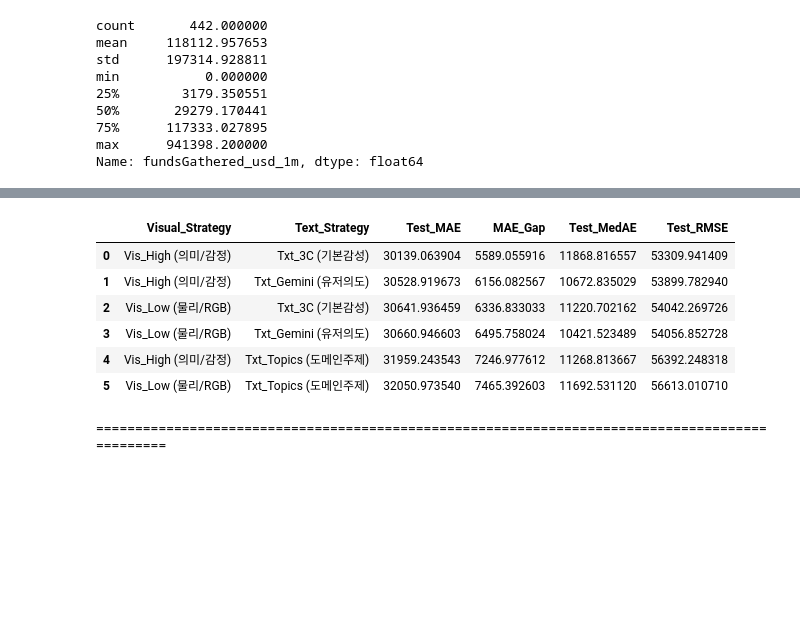
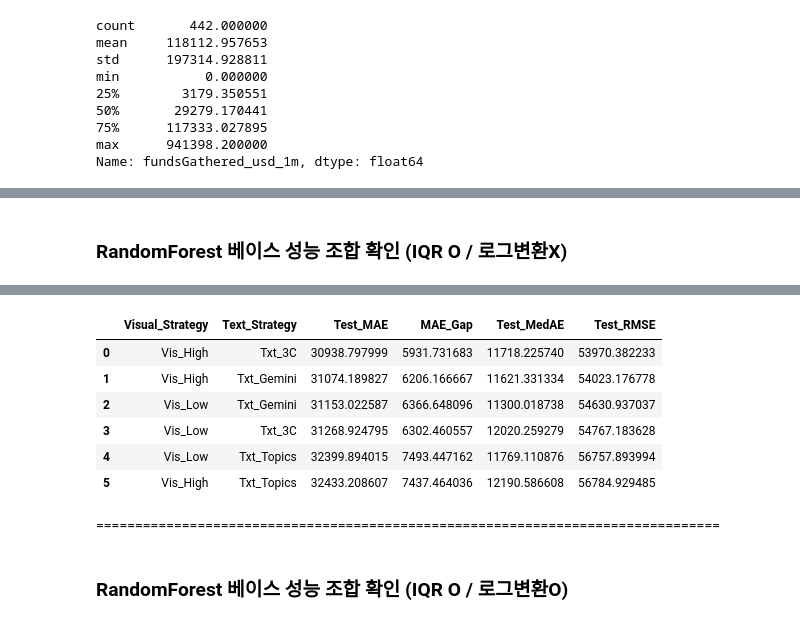
Before and after one commit to jjongseon/Asac-project, a Jupyter notebook: 01_Src/ml/ml_forward_js.ipynb, the cells around one changed output, grey strips where cells are left out. Saved outputs shown, nothing was run; the diff lists cells and outputs as text; code cells hidden in the pictures; blank space fills up the shorter version.

```diff
--- a/01_Src/ml/ml_forward_js.ipynb
+++ b/01_Src/ml/ml_forward_js.ipynb
@@ -2,7 +2,7 @@
 import pandas as pd
 df = pd.read_csv('../../02_Data/processed/real_final_ml.csv')
 # %%
-df = df.drop(columns=['enableBoardGameProperties','projectID','campaignGoal_usd_6m','fundsGathered_usd_6m','price_usd_6m','is_backer_0','is_backer_1'])
+df = df.drop(columns=['enableBoardGameProperties','projectID','campaignGoal_usd_6m','fundsGathered_usd_6m','price_usd_6m','is_backer_0','is_backer_1', 'fundedInSeconds'])
 # %%
 for i in df.columns:
     print(i)
@@ -438,3 +388,5 @@ print("="*95)
+# %% [markdown]
+### RandomForest 베이스 성능 조합 확인 (IQR O / 로그변환X)
 # %%
 import numpy as np
 import pandas as pd
@@ -443,11 +395,11 @@ from sklearn.model_selection import KFold
 from sklearn.ensemble import RandomForestRegressor
 from sklearn.metrics import mean_absolute_error, median_absolute_error, mean_squared_error
 
-# 경고 메시지 숨기기
+# 경고 메시지 제어
 warnings.filterwarnings('ignore', category=UserWarning)
 
 # ======================================================================
-# 🚀 1. 통계학적 1.5 IQR 기반 데이터 자동 정제 (하방은 음수이므로 상방만 커트)
+# 1. IQR 기반 이상치 제거
 # ======================================================================
 col_target = 'fundsGathered_usd_1m'
 
@@ -456,19 +408,19 @@ q3 = df[col_target].quantile(0.75)
 iqr = q3 - q1
 upper_bound = q3 + 1.5 * iqr
 
-# IQR 상한선 이하의 알짜배기 인디 데이터만 필터링
+# IQR 상한선 이하 데이터만 필터링
 df_filtered = df[df[col_target] <= upper_bound].reset_index(drop=True)
 
-print("📊 [데이터 정화 완료]")
-print(f"   - IQR 상한선 기준점 : ${upper_bound:,.2f} 달러")
-print(f"   - 분석 투입 데이터수: {len(df)}개 -> {len(df_filtered)}개 (초극단값 {len(df) - len(df_filtered)}개 격리)\n")
+print("[데이터 전처리 완료]")
+print(f"   - IQR 상한선: ${upper_bound:,.2f}")
+print(f"   - 분석 투입 데이터 수: {len(df)}개 -> {len(df_filtered)}개 (이상치 {len(df) - len(df_filtered)}개 제외)\n")
 
 # ======================================================================
-# 2. 피처 그룹 정의 (기존 변수명 100% 유지)
+# 2. 피처 그룹 정의 (fundedInSeconds 제외 반영)
 # ======================================================================
 performance = ['campaignGoal_usd_1m', 'price_usd_1m']
 game_properties = ['minPlayers', 'maxPlayers', 'minAge', 'playTime']
-campaign_info = ['isDiscounted', 'previous_campaigns_count', 'duration_days', 'fundedInSeconds', 'rewards_count', 'softclose']
+campaign_info = ['isDiscounted', 'previous_campaigns_count', 'duration_days', 'rewards_count', 'softclose']
 location = ['currencySymbol_AUD', 'currencySymbol_CAD', 'currencySymbol_EUR', 'currencySymbol_GBP', 'currencySymbol_PLN', 'currencySymbol_USD']
 
 image_features = ['edge_density', 'saturation', 'brightness', 'contrast']
@@ -484,32 +436,32 @@ comment_j = ['Product_Question_count_0', 'Product_Question_count_1', 'Suggestion
 
 game_tags = ['4X', 'AR Next', 'ARNext26', 'Action', 'Adventure', 'Area Control', 'Asymmetric', 'Campaign', 'Card Game', 'Cats', 'Civilization', 'Collectible', 'Collectible Models', 'Competitive', 'Cooperative', 'Deck Building', 'Deduction', 'Dexterity', 'Dice Game', 'Digital', 'Economic', 'Educational', 'Exploration', 'Family', 'Fantasy', 'Feast', 'First-Timers', 'Game Components', 'History', 'Horror', 'Humor', 'Legacy', 'Logical', 'MOBA', 'Major Creators', 'Media', 'Modern', 'Multiplayer', 'Mythology', 'Narrative', 'OctoberFeast25', 'Paint', 'Party game', 'Political', 'Print and Play', 'RPG', 'Racing', 'Reprints', 'Resource management', 'Science Fiction', 'Set Collection', 'Sport', 'Strategy', 'Survival', 'TTRPG', 'Terrain Building', 'Tower Defense', 'Video Game', 'Video Game Theme', 'Wargame', 'WinterFeast2026', 'Worker placement', 'dinotuesday']
 
-# 고정 베이스 피처 세트 조립
+# 공통 베이스 피처 조립
 base_features = performance + game_properties + campaign_info + location + comment_info
 
 # 실험 축 세팅
 vis_options = {
-    'Vis_Low (물리/RGB)': image_features + color_visual,
-    'Vis_High (의미/감정)': color_text + color_emotion
+    'Vis_Low': image_features + color_visual,
+    'Vis_High': color_text + color_emotion
 }
 txt_options = {
-    'Txt_3C (기본감성)': comment_3c,
-    'Txt_Topics (도메인주제)': comment_topics,
-    'Txt_Gemini (유저의도)': comment_j
+    'Txt_3C': comment_3c,
+    'Txt_Topics': comment_topics,
+    'Txt_Gemini': comment_j
 }
 
 # ======================================================================
-# 3. 타깃 데이터 세팅 (로그 변환 제거 - 원본 데이터 그대로 사용)
+# 3. 타깃 변수 준비
 # ======================================================================
 y_original = df_filtered[col_target]
 
 kf = KFold(n_splits=5, shuffle=True, random_state=42)
 experiment_results = []
 
-print("🏁 [IQR 컷 + 원본 데이터] 최적화 토너먼트 매트릭스 실험 시작...\n" + "="*85)
+print("시나리오별 모델 성능 평가 시작...\n" + "="*70)
 
 # ======================================================================
-# 4. 6대 시나리오 이중 루프 연산 (df_filtered 기반 수행)
+# 4. 6개 시나리오 교차 검증 루프
 # ======================================================================
 scenario_num = 1
 for vis_name, vis_cols in vis_options.items():
@@ -517,7 +469,7 @@ for vis_name, vis_cols in vis_options.items():
 
         current_features = base_features + vis_cols + txt_cols + game_tags
         current_features = list(dict.fromkeys(current_features))
-        X_current = df_filtered[current_features] # 정제된 데이터프레임 사용
+        X_current = df_filtered[current_features]
 
         fold_mae_tr, fold_mae_te = [], []
         fold_medae_te, fold_rmse_te = [] ,[]
@@ -526,18 +478,15 @@ for vis_name, vis_cols in vis_options.items():
             X_tr, X_te = X_current.iloc[train_idx], X_current.iloc[test_idx]
             y_tr = y_original.iloc[train_idx]
 
-            # 모델 정의 및 학습 (타깃 변수 원본 그대로 투입)
             model = RandomForestRegressor(max_depth=4, min_samples_leaf=8, max_features=0.4, random_state=42, n_jobs=-1)
             model.fit(X_tr, y_tr)
 
-            # 예측 (로그 역변환 expm1 제거)
             tr_preds_real = model.predict(X_tr)
             te_preds_real = model.predict(X_te)
 
             y_tr_real = y_original.iloc[train_idx]
             y_te_real = y_original.iloc[test_idx]
 
-            # 지표 산출 및 적재
             fold_mae_tr.append(mean_absolute_error(y_tr_real, tr_preds_real))
             fold_mae_te.append(mean_absolute_error(y_te_real, te_preds_real))
             fold_medae_te.append(median_absolute_error(y_te_real, te_preds_real))
@@ -549,11 +498,11 @@ for vis_name, vis_cols in vis_options.items():
         mean_rmse_te = np.mean(fold_rmse_te)
         mae_gap = mean_mae_te - mean_mae_tr
 
-        print(f"🎬 Scenario {scenario_num}: [{vis_name}] + [{txt_name}]")
-        print(f"   - [🔥 메인] Test MAE   : {mean_mae_te:.2f} 달러 (과적합 갭: {mae_gap:.2f} 달러)")
-        print(f"   - [🎯 보조] Test MedAE : {mean_medae_te:.2f} 달러 (창작자 체감 중간 오차)")
-        print(f"   - [🛡️ 보조] Test RMSE  : {mean_rmse_te:.2f} 달러 (대형 오판 리스크 감시)")
-        print("-" * 85)
+        print(f"Scenario {scenario_num}: [{vis_name}] + [{txt_name}]")
+        print(f"   - Test MAE  : {mean_mae_te:,.2f} (Gap: {mae_gap:,.2f})")
+        print(f"   - Test MedAE: {mean_medae_te:,.2f}")
+        print(f"   - Test RMSE : {mean_rmse_te:,.2f}")
+        print("-" * 70)
 
         experiment_results.append({
             'Visual_Strategy': vis_name,
@@ -568,13 +517,13 @@ for vis_name, vis_cols in vis_options.items():
         scenario_num += 1
 
 # ======================================================================
-# 5. 최종 리그 성적표 종합 (Test MAE 낮은 순 정렬 및 시나리오 열 제외)
+# 5. 평가 결과 종합
 # ======================================================================
 df_res = pd.DataFrame(experiment_results)
 df_res = df_res.sort_values(by='Test_MAE', ascending=True).reset_index(drop=True)
 
-print("\n🏆 [최종 토너먼트 마스터 성적표] (창작자 지표 Test MAE 낮은 순 정렬)")
-print("="*95)
+print("\n[시나리오별 종합 성능 결과]")
+print("="*80)
 display(df_res[['Visual_Strategy', 'Text_Strategy', 'Test_MAE', 'MAE_Gap', 'Test_MedAE', 'Test_RMSE']])
-print("="*95)
+print("="*80)
 # %% [output]
@@ -598,11 +547,13 @@ print("="*95)
 |  | Visual_Strategy | Text_Strategy | Test_MAE | MAE_Gap | Test_MedAE | Test_RMSE |
-| 0 | Vis_High (의미/감정) | Txt_3C (기본감성) | 30139.063904 | 5589.055916 | 11868.816557 | 53309.941409 |
-| 1 | Vis_High (의미/감정) | Txt_Gemini (유저의도) | 30528.919673 | 6156.082567 | 10672.835029 | 53899.782940 |
-| 2 | Vis_Low (물리/RGB) | Txt_3C (기본감성) | 30641.936459 | 6336.833033 | 11220.702162 | 54042.269726 |
-| 3 | Vis_Low (물리/RGB) | Txt_Gemini (유저의도) | 30660.946603 | 6495.758024 | 10421.523489 | 54056.852728 |
-| 4 | Vis_High (의미/감정) | Txt_Topics (도메인주제) | 31959.243543 | 7246.977612 | 11268.813667 | 56392.248318 |
-| 5 | Vis_Low (물리/RGB) | Txt_Topics (도메인주제) | 32050.973540 | 7465.392603 | 11692.531120 | 56613.010710 |
+| 0 | Vis_High | Txt_3C | 30938.797999 | 5931.731683 | 11718.225740 | 53970.382233 |
+| 1 | Vis_High | Txt_Gemini | 31074.189827 | 6206.166667 | 11621.331334 | 54023.176778 |
+| 2 | Vis_Low | Txt_Gemini | 31153.022587 | 6366.648096 | 11300.018738 | 54630.937037 |
+| 3 | Vis_Low | Txt_3C | 31268.924795 | 6302.460557 | 12020.259279 | 54767.183628 |
+| 4 | Vis_Low | Txt_Topics | 32399.894015 | 7493.447162 | 11769.110876 | 56757.893994 |
+| 5 | Vis_High | Txt_Topics | 32433.208607 | 7437.464036 | 12190.586608 | 56784.929485 |
-===============================================================================================
+================================================================================
+# %% [markdown]
+### RandomForest 베이스 성능 조합 확인 (IQR O / 로그변환O)
 # %%
 import numpy as np
 import pandas as pd
```
Also changed, not shown: parts of 26 cells of this notebook, 3 other files.
